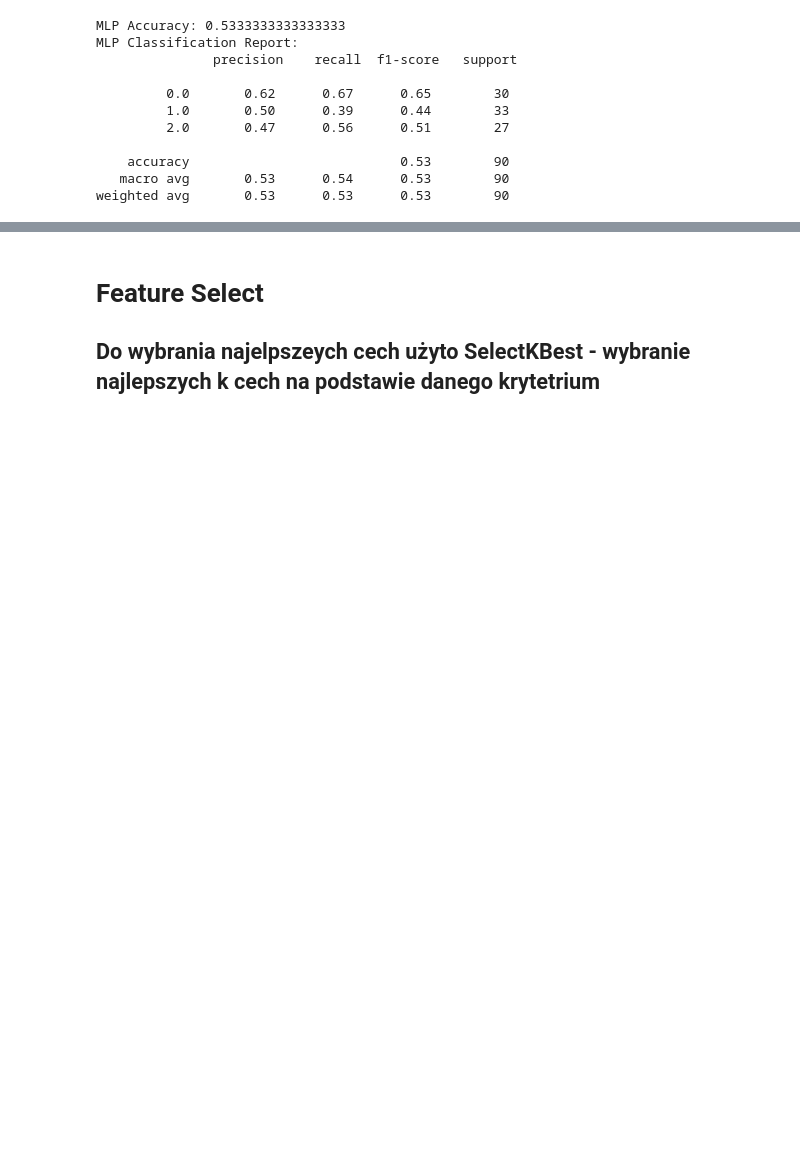
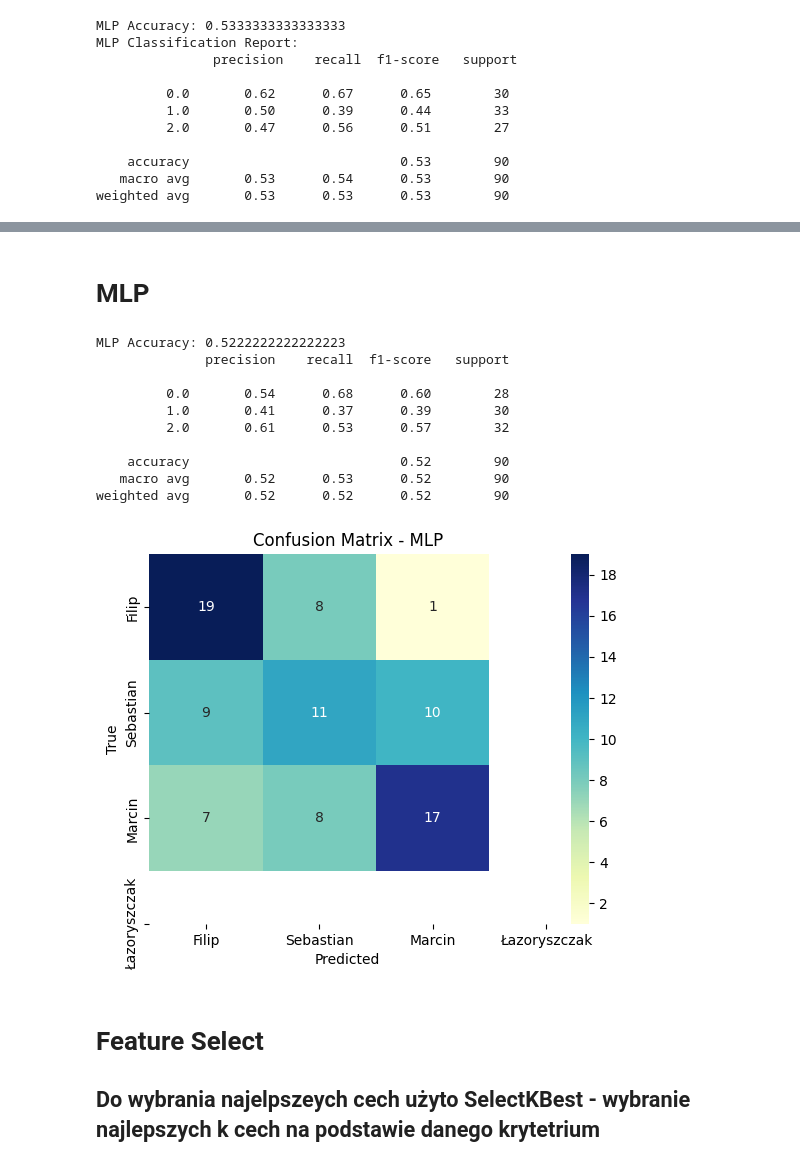
Before and after one commit to Glitterfrost/Acustic-Signals-Project, a Jupyter notebook: project_emotions.ipynb, the cells around one changed output, grey strips where cells are left out. Cells and saved outputs as stored; diff of their text form; code cells hidden in the pictures; blank space fills up the shorter version.

```diff
--- a/project_emotions.ipynb
+++ b/project_emotions.ipynb
@@ -383,3 +625,33 @@ plt.show()
+# %% [markdown]
+# MLP
+# %%
+mlp = MLPClassifier(hidden_layer_sizes=(50,), max_iter=3000, random_state=42)
+mlp.fit(X_train, y_train)
+y_pred_mlp = mlp.predict(X_test)
+
+print("MLP Accuracy:", accuracy_score(y_test, y_pred_mlp))
+print(classification_report(y_test, y_pred_mlp, zero_division=1))
+
+cm_mlp = confusion_matrix(y_test, y_pred_mlp)
+ticks = ["Filip", "Sebastian", "Marcin", "Łazoryszczak"]
+
+sns.heatmap(cm_mlp, annot=True, fmt='d', cmap='YlGnBu', xticklabels=ticks, yticklabels=ticks)
+plt.title('Confusion Matrix - MLP')
+plt.xlabel('Predicted')
+plt.ylabel('True')
+plt.show()
+# %% [output]
+MLP Accuracy: 0.5222222222222223
+              precision    recall  f1-score   support
+
+         0.0       0.54      0.68      0.60        28
+         1.0       0.41      0.37      0.39        30
+         2.0       0.61      0.53      0.57        32
+
+    accuracy                           0.52        90
+   macro avg       0.52      0.53      0.52        90
+weighted avg       0.52      0.52      0.52        90
+[figure, added]
 # %% [markdown]
 # Feature Select
 ## Do wybrania najelpszeych cech użyto SelectKBest - wybranie najlepszych k cech na podstawie danego krytetrium
```
Also changed, not shown: parts of 41 cells of this notebook, 3 other files.
